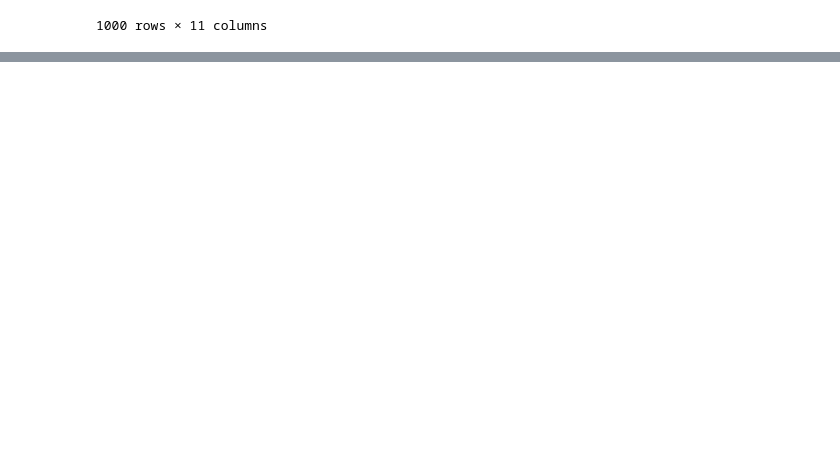
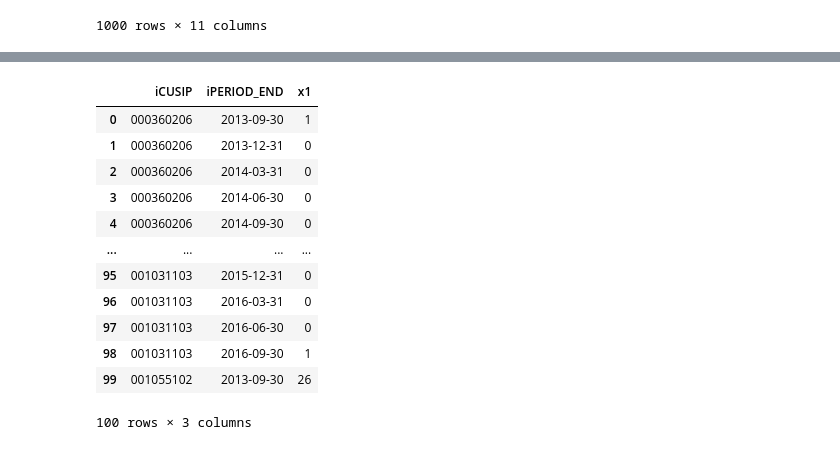
Before and after one commit to jingde-wan/rebalanced-portfolio, a Jupyter notebook: scripts/x1.ipynb, the cells around one changed output, grey strips where cells are left out. Drawn from its saved outputs; the diff is of its cells as text; code cells hidden in the pictures; blank space fills up the shorter version.

```diff
--- a/scripts/x1.ipynb
+++ b/scripts/x1.ipynb
@@ -189,3 +189,6 @@ fund_prices_FD.head(1000)
 | 998 | 2618778 | 00751Y106 | N | AAP | 2015-06-30 | 789623 | 160.4100 | 160.7300 | 158.0300 | ... |
 | 999 | 2887313 | 00751Y106 | N | AAP | 2015-09-30 | 4119561 | 183.4900 | 192.5000 | 183.4800 | ... |
 1000 rows × 11 columns
+# %%
+df_X1 = fund_prices_FD.drop(['index', 'pSP_EXCHANGE', 'pSP_TICKER', 'pSP_VOLUME', 'pSP_OPEN', 'pSP_HIGH', 'pSP_LOW', 'pSP_CLOSE'], axis = 1)
+df_X1
@@ -192 +209,18 @@ fund_prices_FD.head(1000)
+# %%
+df_X1.rename(columns = {'pSP_CUSIP':'iCUSIP', 'pSP_DATE': 'iPERIOD_END'}, inplace=True)
+df_X1.head(100)
+# %% [output]
+|  | iCUSIP | iPERIOD_END | x1 |
+| 0 | 000360206 | 2013-09-30 | 1 |
+| 1 | 000360206 | 2013-12-31 | 0 |
+| 2 | 000360206 | 2014-03-31 | 0 |
+| 3 | 000360206 | 2014-06-30 | 0 |
+| 4 | 000360206 | 2014-09-30 | 0 |
+| ... | ... | ... | ... |
+| 95 | 001031103 | 2015-12-31 | 0 |
+| 96 | 001031103 | 2016-03-31 | 0 |
+| 97 | 001031103 | 2016-06-30 | 0 |
+| 98 | 001031103 | 2016-09-30 | 1 |
+| 99 | 001055102 | 2013-09-30 | 26 |
+100 rows × 3 columns
 # %%
```
Also changed, not shown: parts of 2 cells of this notebook.
